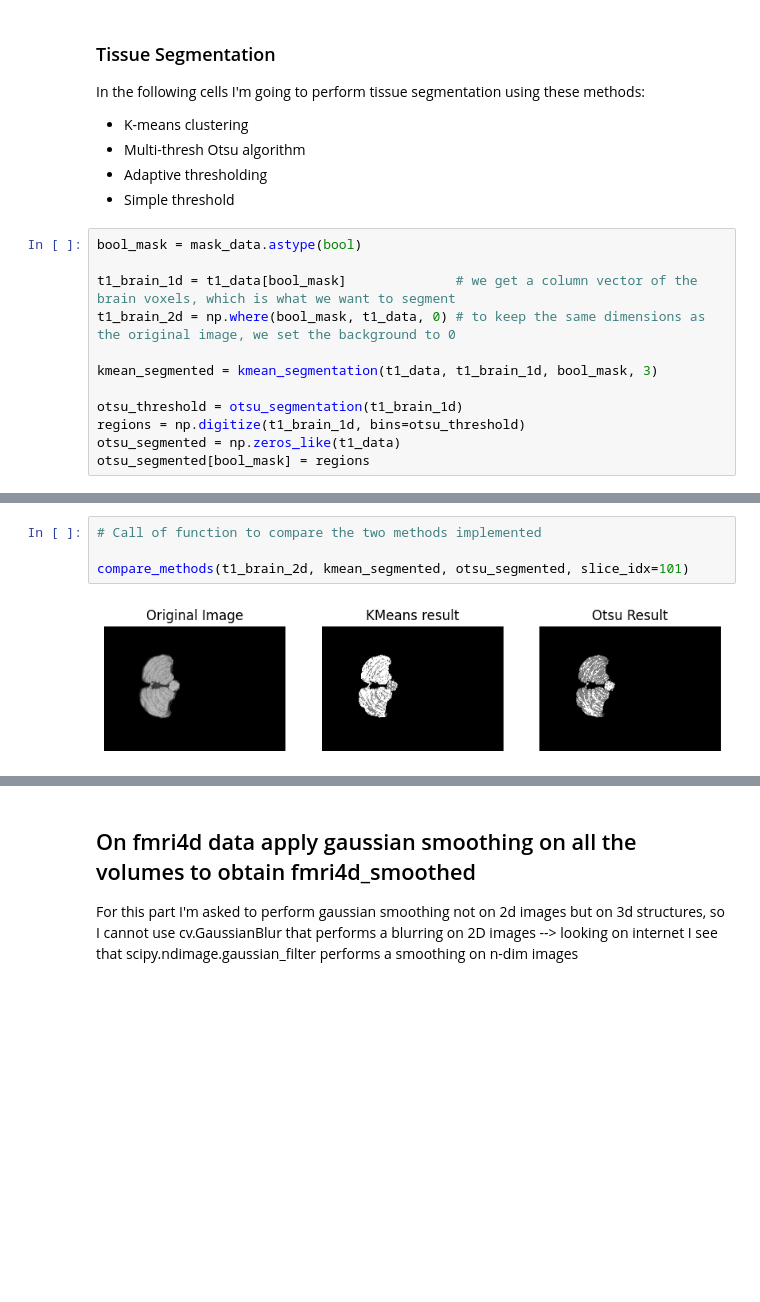
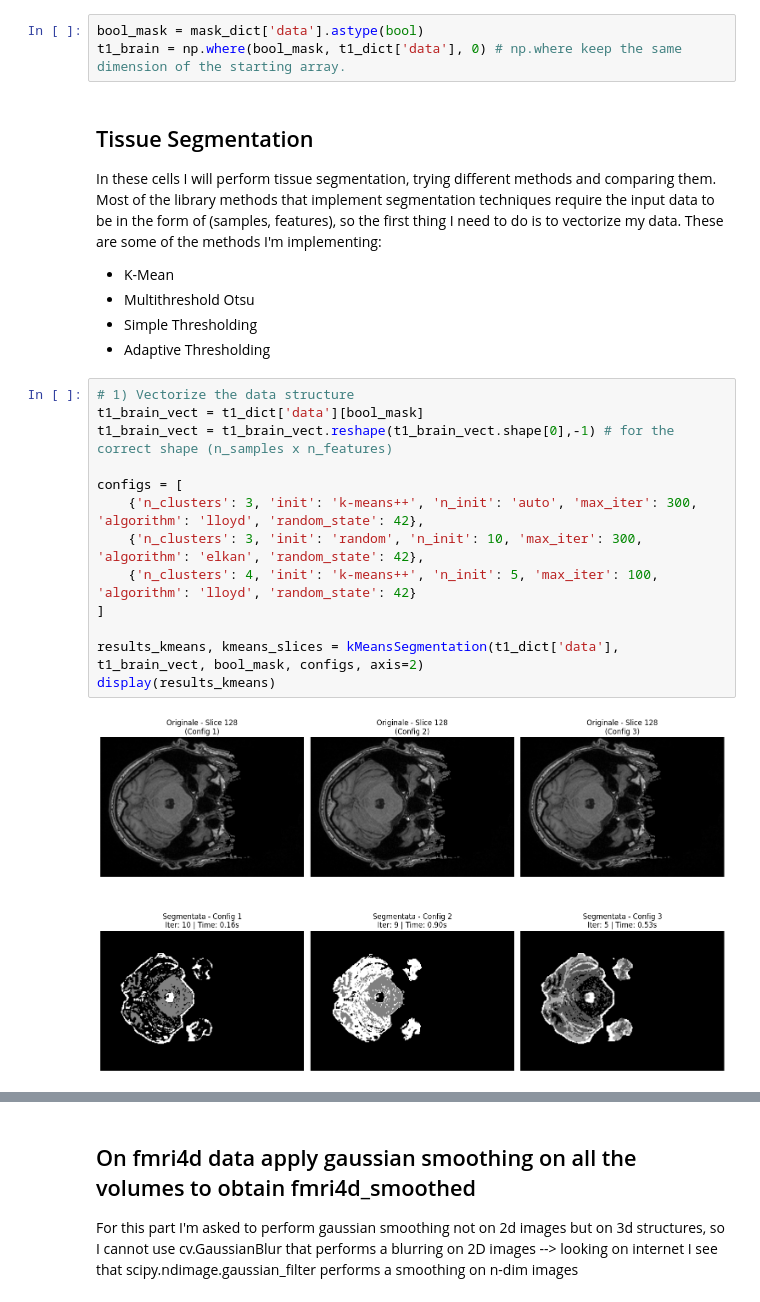
Before and after one commit to tommydelu/MRI-analysis-pipeline, a Jupyter notebook: 1_pre_processing.ipynb, the cells around one changed output, grey strips where cells are left out. Cells and saved outputs as stored; diff of their text form; blank space fills up the shorter version.

```diff
--- a/1_pre_processing.ipynb
+++ b/1_pre_processing.ipynb
@@ -17,19 +22,27 @@ fmri_img, fmri_hdr, fmri_data, fmri_dims = load_and_display(FMRI_PATH, "FMRI", p
+# %%
+bool_mask = mask_dict['data'].astype(bool)
+t1_brain = np.where(bool_mask, t1_dict['data'], 0) # np.where keep the same dimension of the starting array.
 # %% [markdown]
-### Tissue Segmentation
-In the following cells I'm going to perform tissue segmentation using these methods:
-- K-means clustering
-- Multi-thresh Otsu algorithm
-- Adaptive thresholding
-- Simple threshold
+## Tissue Segmentation
+In these cells I will perform tissue segmentation, trying different methods and comparing them. Most of the library methods that implement segmentation techniques require the input data to be in the form
+of (samples, features), so the first thing I need to do is to vectorize my data.
+These are some of the methods I'm implementing:
+- K-Mean
+- Multithreshold Otsu
+- Simple Thresholding
+- Adaptive Thresholding
 # %%
-bool_mask = mask_data.astype(bool)
+# 1) Vectorize the data structure
+t1_brain_vect = t1_dict['data'][bool_mask]
+t1_brain_vect = t1_brain_vect.reshape(t1_brain_vect.shape[0],-1) # for the correct shape (n_samples x n_features)
 
-t1_brain_1d = t1_data[bool_mask]              # we get a column vector of the brain voxels, which is what we want to segment
-t1_brain_2d = np.where(bool_mask, t1_data, 0) # to keep the same dimensions as the original image, we set the background to 0
+configs = [
+    {'n_clusters': 3, 'init': 'k-means++', 'n_init': 'auto', 'max_iter': 300, 'algorithm': 'lloyd', 'random_state': 42},
+    {'n_clusters': 3, 'init': 'random', 'n_init': 10, 'max_iter': 300, 'algorithm': 'elkan', 'random_state': 42},
+    {'n_clusters': 4, 'init': 'k-means++', 'n_init': 5, 'max_iter': 100, 'algorithm': 'lloyd', 'random_state': 42}
+]
 
-kmean_segmented = kmean_segmentation(t1_data, t1_brain_1d, bool_mask, 3)
-
-otsu_threshold = otsu_segmentation(t1_brain_1d)
-regions = np.digitize(t1_brain_1d, bins=otsu_threshold)
-otsu_segmented = np.zeros_like(t1_data)
-otsu_segmented[bool_mask] = regions
+results_kmeans, kmeans_slices = kMeansSegmentation(t1_dict['data'], t1_brain_vect, bool_mask, configs, axis=2)
+display(results_kmeans)
+# %% [output]
+[figure, added]
@@ -36,6 +52,0 @@ otsu_segmented[bool_mask] = regions
-# %%
-# Call of function to compare the two methods implemented
-
-compare_methods(t1_brain_2d, kmean_segmented, otsu_segmented, slice_idx=101)
-# %% [output]
-[figure, removed]
```
Also changed, not shown: parts of 14 cells of this notebook, 2 other files.
